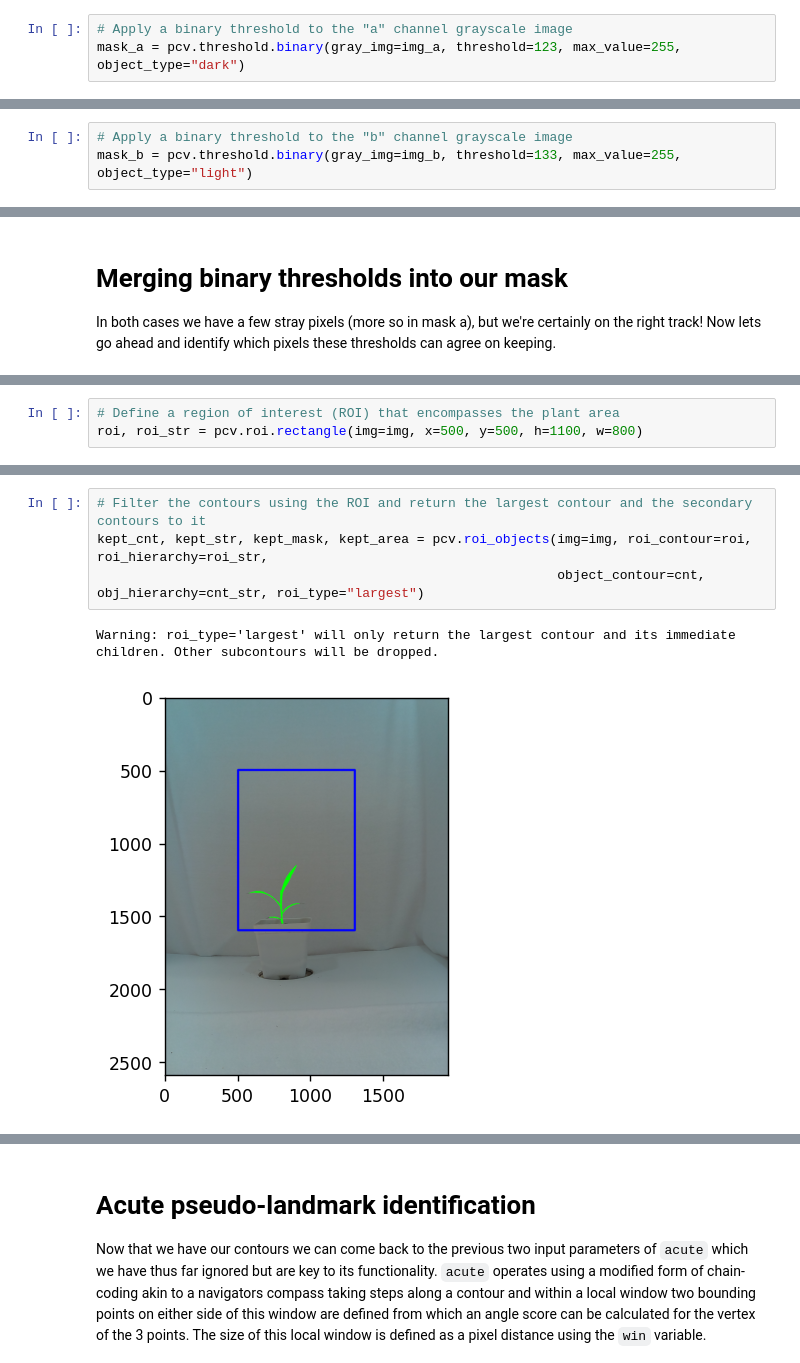
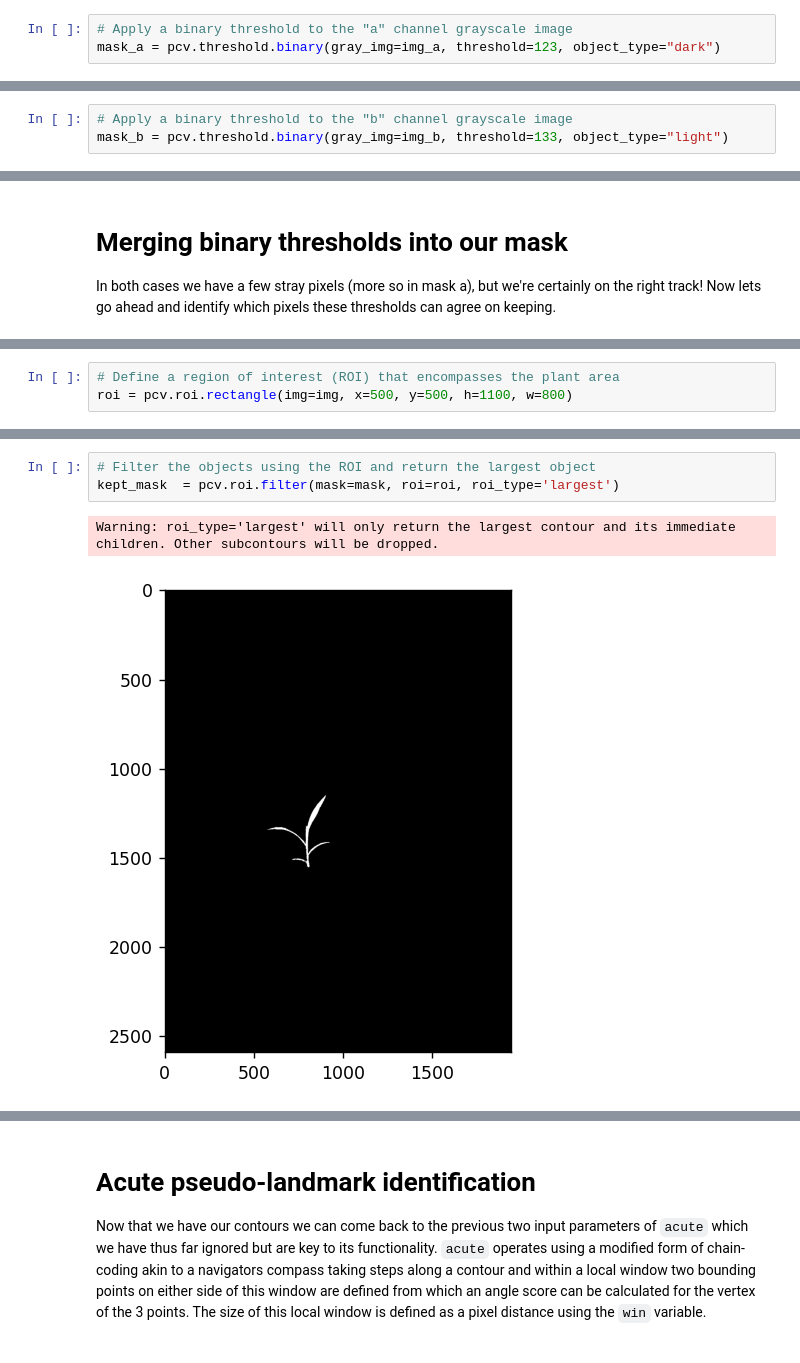
Before and after one commit to danforthcenter/plantcv-homology-tutorials, a Jupyter notebook: acute_plm_tutorial_1.ipynb, the cells around one changed output, grey strips where cells are left out. Cells and saved outputs as stored; diff of their text form.

```diff
--- a/acute_plm_tutorial_1.ipynb
+++ b/acute_plm_tutorial_1.ipynb
@@ -82,4 +84,4 @@ img_b = pcv.rgb2gray_lab(rgb_img=img, channel="b")
 # %%
 # Apply a binary threshold to the "a" channel grayscale image
-mask_a = pcv.threshold.binary(gray_img=img_a, threshold=123, max_value=255, object_type="dark")
+mask_a = pcv.threshold.binary(gray_img=img_a, threshold=123, object_type="dark")
 # %% [output]
@@ -87,4 +89,4 @@ mask_a = pcv.threshold.binary(gray_img=img_a, threshold=123, max_value=255, obje
 # %%
 # Apply a binary threshold to the "b" channel grayscale image
-mask_b = pcv.threshold.binary(gray_img=img_b, threshold=133, max_value=255, object_type="light")
+mask_b = pcv.threshold.binary(gray_img=img_b, threshold=133, object_type="light")
 # %% [output]
@@ -112,4 +103,4 @@ cnt, cnt_str = pcv.find_objects(img=img, mask=mask)
 # %%
 # Define a region of interest (ROI) that encompasses the plant area
-roi, roi_str = pcv.roi.rectangle(img=img, x=500, y=500, h=1100, w=800)
+roi = pcv.roi.rectangle(img=img, x=500, y=500, h=1100, w=800)
 # %% [output]
@@ -117,7 +108,6 @@ roi, roi_str = pcv.roi.rectangle(img=img, x=500, y=500, h=1100, w=800)
 # %%
-# Filter the contours using the ROI and return the largest contour and the secondary contours to it
-kept_cnt, kept_str, kept_mask, kept_area = pcv.roi_objects(img=img, roi_contour=roi, roi_hierarchy=roi_str,
-                                                           object_contour=cnt, obj_hierarchy=cnt_str, roi_type="largest")
+# Filter the objects using the ROI and return the largest object
+kept_mask  = pcv.roi.filter(mask=mask, roi=roi, roi_type='largest')
 # %% [output]
 Warning: roi_type='largest' will only return the largest contour and its immediate children. Other subcontours will be dropped.
-[figure, old version]
+[figure, new version]
```
Also changed, not shown: parts of 18 cells of this notebook.
